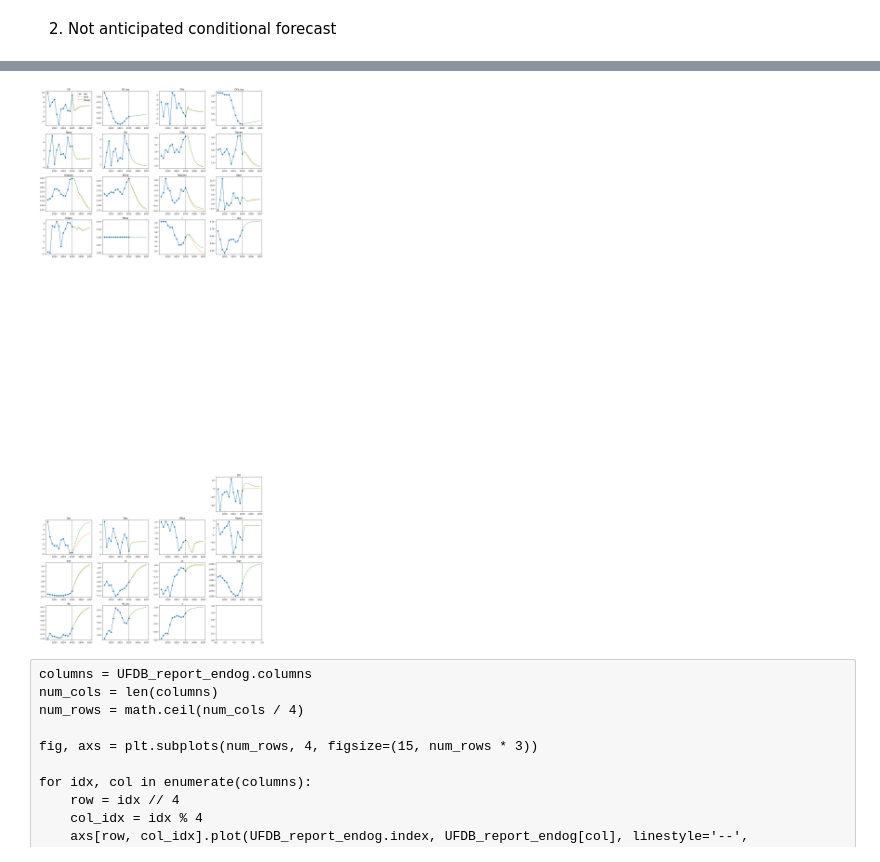
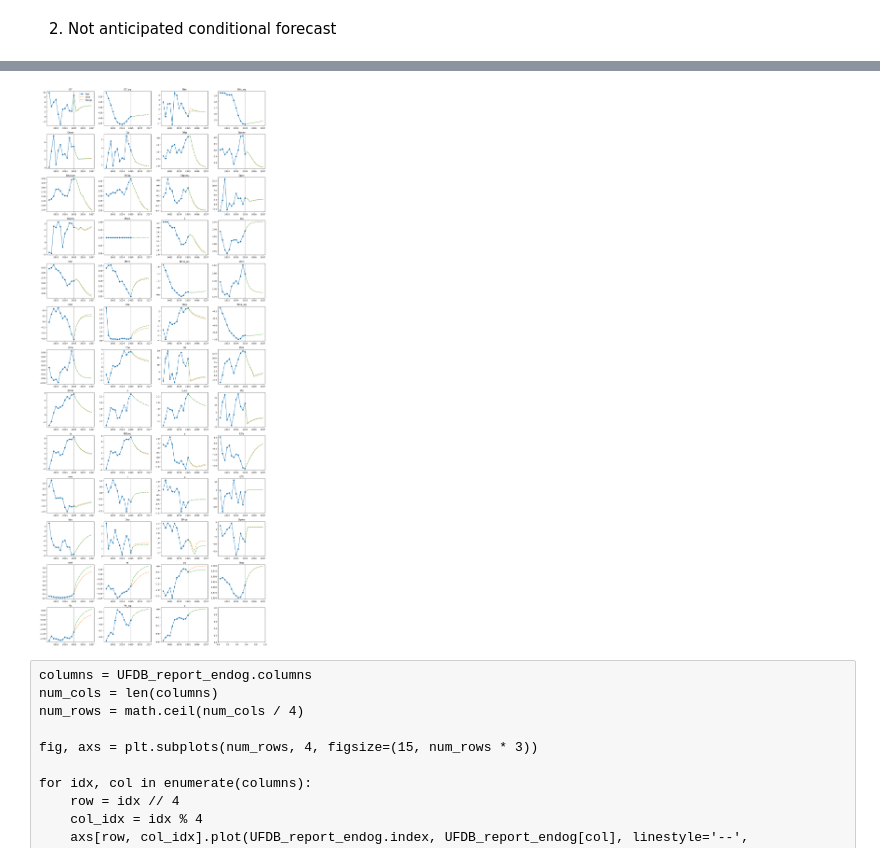
Before and after one commit to patrickcastilla/CUECOPolMon_fork_2, a Jupyter notebook: Main_Risk_Scenario.ipynb, the cells around one changed output, grey strips where cells are left out. Saved outputs shown, nothing was run; the diff lists cells and outputs as text; code cells hidden in the pictures.

Commit message:
Gonzalo: escenarios de riesgo prelim

```diff
--- a/Main_Risk_Scenario.ipynb
+++ b/Main_Risk_Scenario.ipynb
@@ -283,7 +283,7 @@ print(f"'{pdf_file}' created successfully.")
 # %% [markdown]
 2. Not anticipated conditional forecast
 # %%
-UCond = HTS.ReadForeCond('Riesgo/DataTarea_Exogenas_Riesgo6.xlsx','2025Q1', FH)
+UCond = HTS.ReadForeCond('Riesgo/DataTarea_Exogenas_Riesgo11.xlsx','2025Q1', FH)
 # %%
 print('Which are the assumptions?')
 print('Unanticipated Softtunning')
@@ -324,12 +324,3 @@ UFDB_report_exog.index = UFDB_report_exog.index.to_period('Q').strftime('%Y-Q%q'
 
 UFDB_report_endog_pdf = UFDB_report_endog.T
 UFDB_report_exog_pdf = UFDB_report_exog.T
-# %%
-BDdict = {'Unc': FDB,'Cond. Unant.': UFDB}
-lista = ['y','ys','res_y','res_ys']
-listanames = ['Output gap','Output gap*','RES: y','RES: y*']
-listaSS = [0,0,0,0]
-HH = 12
-Number_Rows = 2
-Number_Cols = 2
-fig, axs = HTS.plotTSforecast(BDdict,lista,listanames,listaSS,FH,HH,Number_Rows,Number_Cols)
@@ -363,17 +355,17 @@ fig, axs = HTS.plotTSforecast(BDdict,lista,listanames,listaSS,FH,HH,3,3)
 # %%
 lista = UFDB_report_endog.columns
 listaSS = [0 for x in lista]
 listanames = lista
 
-BDdict = {'Libre': FDB_report_endog,'Riesgo': UFDB_report_endog}
+#BDdict = {'Libre': FDB_report_endog,'Riesgo': UFDB_report_endog}
 BDdict = {'Libre': FDB,'Riesgo': UFDB}
 
 num_cols = len(columns)
 num_rows = math.ceil(num_cols / 4)
 
 fig, axs = HTS.plotTSforecast(BDdict,lista,listanames,listaSS,FH,HH, num_rows, 4, SS_plot = False)
 # %% [output]
-[figure, old version]
+[figure, new version]
 # %% [raw]
 columns = UFDB_report_endog.columns
 num_cols = len(columns)
```
Also changed, not shown: parts of 9 cells of this notebook, 5 other files.
